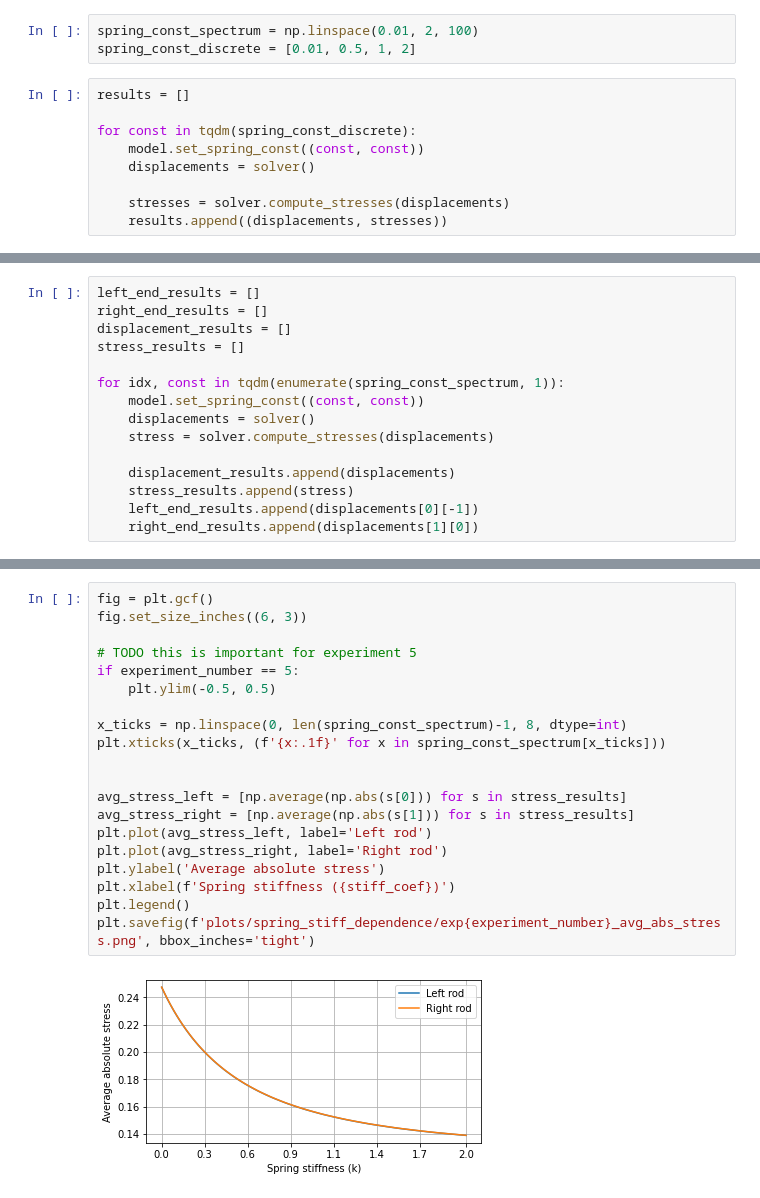
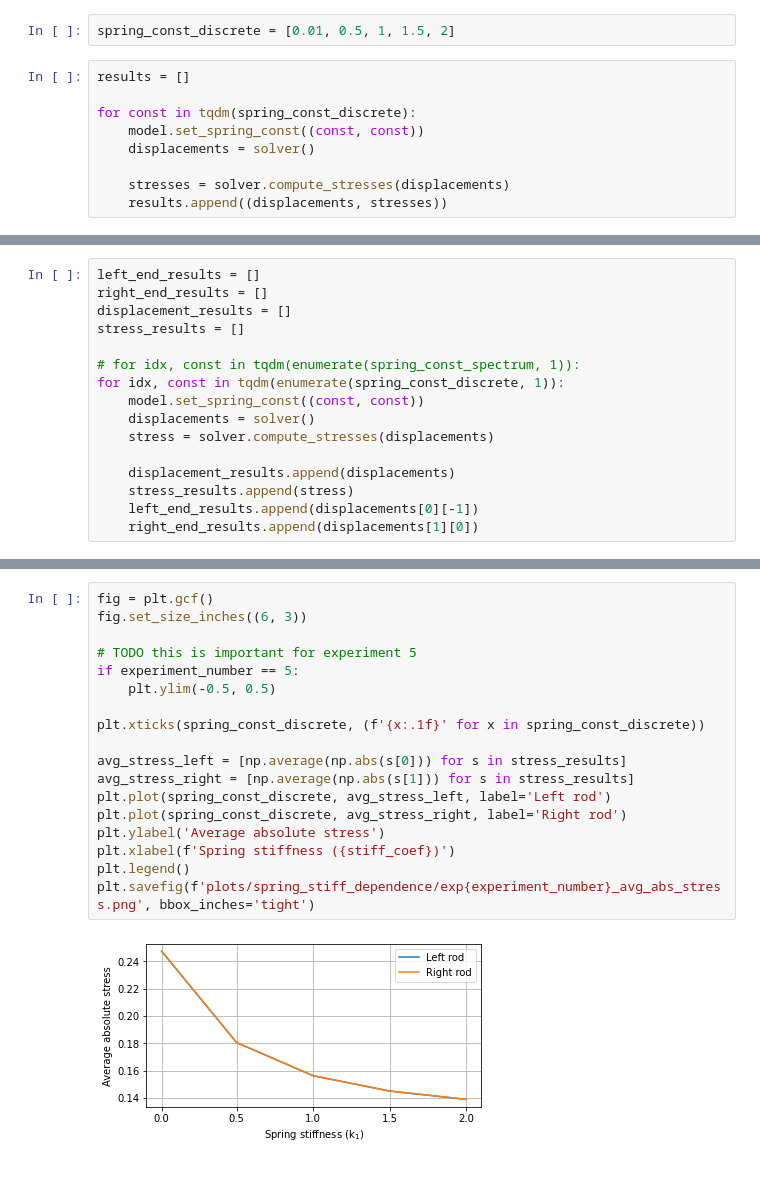
Before and after one commit to KOS-UJ/Spring-Rods-System-Approximation, a Jupyter notebook: experiments/reaction_on_spring_stiffness.ipynb, the cells around one changed output, grey strips where cells are left out. Cells and saved outputs as stored; diff of their text form.

Commit message:
minor improvements in figures

```diff
--- a/experiments/reaction_on_spring_stiffness.ipynb
+++ b/experiments/reaction_on_spring_stiffness.ipynb
@@ -47,8 +47,7 @@ solver = SpringRodsSystemSolver(model)
 # %%
 positions = np.concatenate((model.domain[0], model.domain[1]))
 # %%
-spring_const_spectrum = np.linspace(0.01, 2, 100)
-spring_const_discrete = [0.01, 0.5, 1, 2]
+spring_const_discrete = [0.01, 0.5, 1, 1.5, 2]
 # %%
 results = []
 
@@ -99,7 +98,8 @@ right_end_results = []
 displacement_results = []
 stress_results = []
 
-for idx, const in tqdm(enumerate(spring_const_spectrum, 1)):
+# for idx, const in tqdm(enumerate(spring_const_spectrum, 1)):
+for idx, const in tqdm(enumerate(spring_const_discrete, 1)):
     model.set_spring_const((const, const))
     displacements = solver()
     stress = solver.compute_stresses(displacements)
@@ -150,25 +147,23 @@ plt.savefig(f'plots/spring_stiff_dependence/exp{experiment_number}_avg_stress.pn
 # %%
 fig = plt.gcf()
 fig.set_size_inches((6, 3))
 
 # TODO this is important for experiment 5
 if experiment_number == 5:
     plt.ylim(-0.5, 0.5)
 
-x_ticks = np.linspace(0, len(spring_const_spectrum)-1, 8, dtype=int)
-plt.xticks(x_ticks, (f'{x:.1f}' for x in spring_const_spectrum[x_ticks]))
-
+plt.xticks(spring_const_discrete, (f'{x:.1f}' for x in spring_const_discrete))
 
 avg_stress_left = [np.average(np.abs(s[0])) for s in stress_results]
 avg_stress_right = [np.average(np.abs(s[1])) for s in stress_results]
-plt.plot(avg_stress_left, label='Left rod')
-plt.plot(avg_stress_right, label='Right rod')
+plt.plot(spring_const_discrete, avg_stress_left, label='Left rod')
+plt.plot(spring_const_discrete, avg_stress_right, label='Right rod')
 plt.ylabel('Average absolute stress')
 plt.xlabel(f'Spring stiffness ({stiff_coef})')
 plt.legend()
 plt.savefig(f'plots/spring_stiff_dependence/exp{experiment_number}_avg_abs_stress.png', bbox_inches='tight')
 # %% [output]
-[figure, old version]
+[figure, new version]
 # %%
 fig = plt.gcf()
 fig.set_size_inches((6, 3))
```
Also changed, not shown: parts of 5 cells of this notebook, 1 other file.
